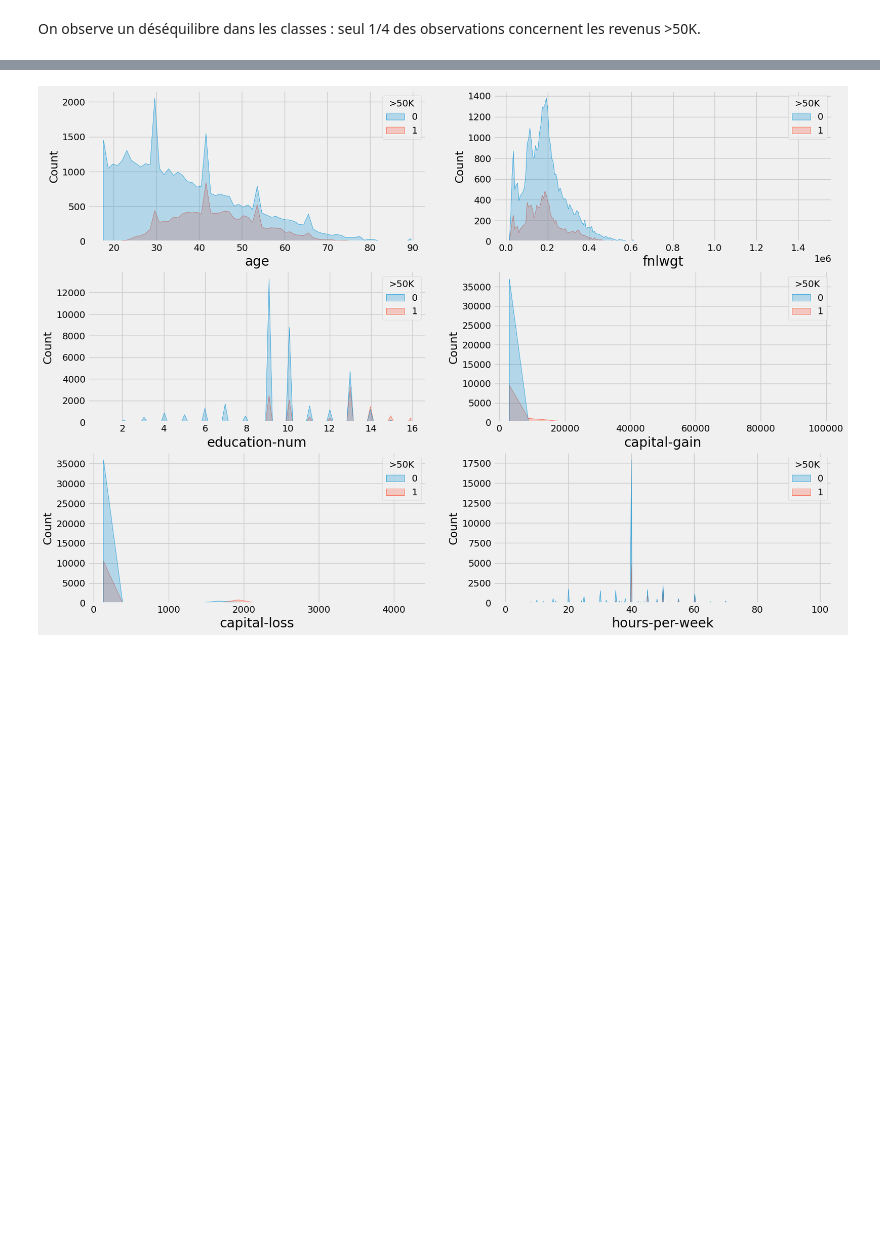
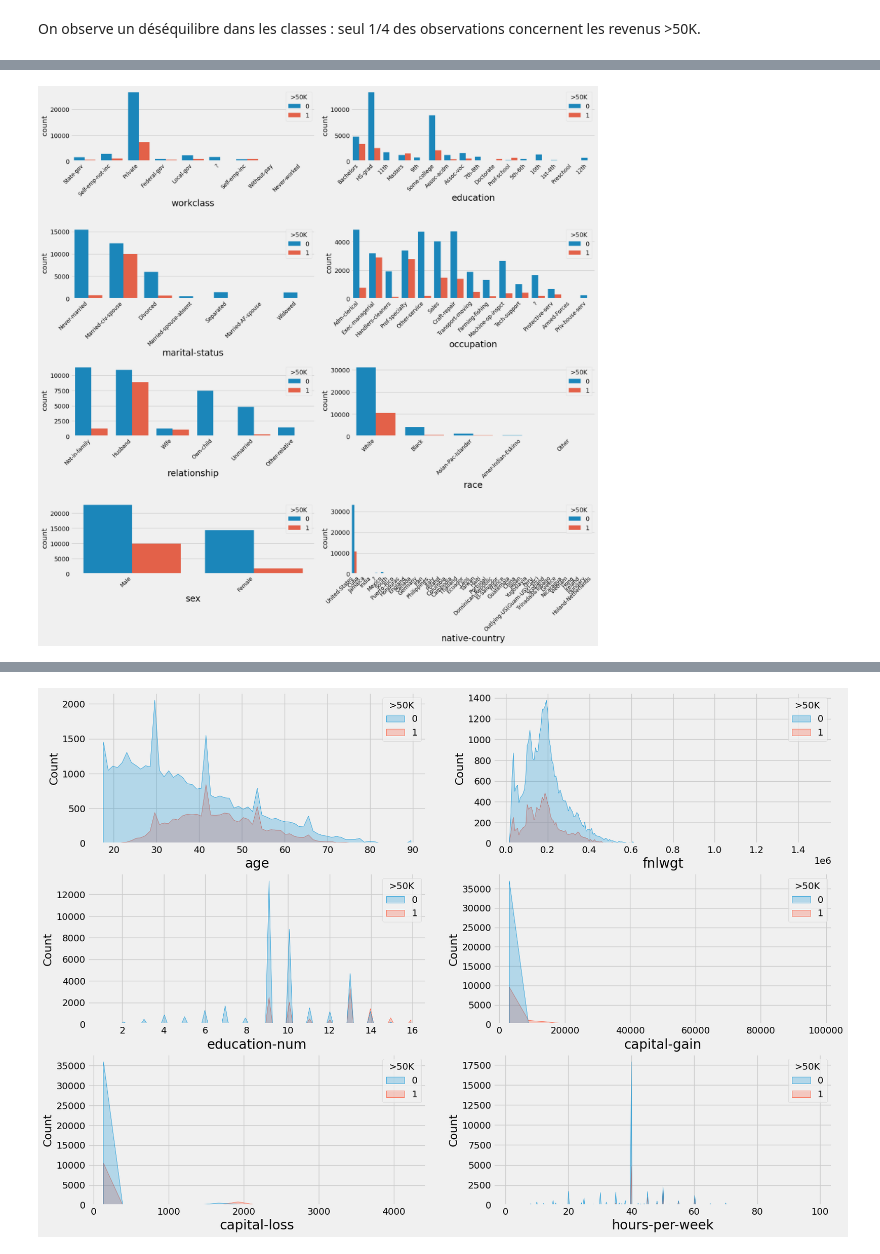
Before and after one commit to jrafei/income-prediction, a Jupyter notebook: notebooks/data_exploration.ipynb, the cells around one changed output, grey strips where cells are left out. Drawn from its saved outputs; the diff is of its cells as text; code cells hidden in the pictures; blank space fills up the shorter version.

```diff
--- a/notebooks/data_exploration.ipynb
+++ b/notebooks/data_exploration.ipynb
@@ -272,0 +228,12 @@ On observe un déséquilibre dans les classes : seul 1/4 des observations concer
+# %%
+# Plot the distribution of the categorical variables by target
+plt.figure(figsize=(18, 18))
+for i, feature in enumerate(X_categ):
+    if i <= 7:
+        ax = plt.subplot(4, 2, i + 1)
+        sns.countplot(x=feature, hue='>50K', data=data, ax=ax)
+        ax.set_xlabel(feature, fontsize=20)
+        ax.set_xticklabels(ax.get_xticklabels(), rotation=45, horizontalalignment='right', fontsize=12)
+plt.tight_layout()
+# %% [output]
+[figure, added]
```
Also changed, not shown: parts of 45 cells of this notebook, 1 other file.
